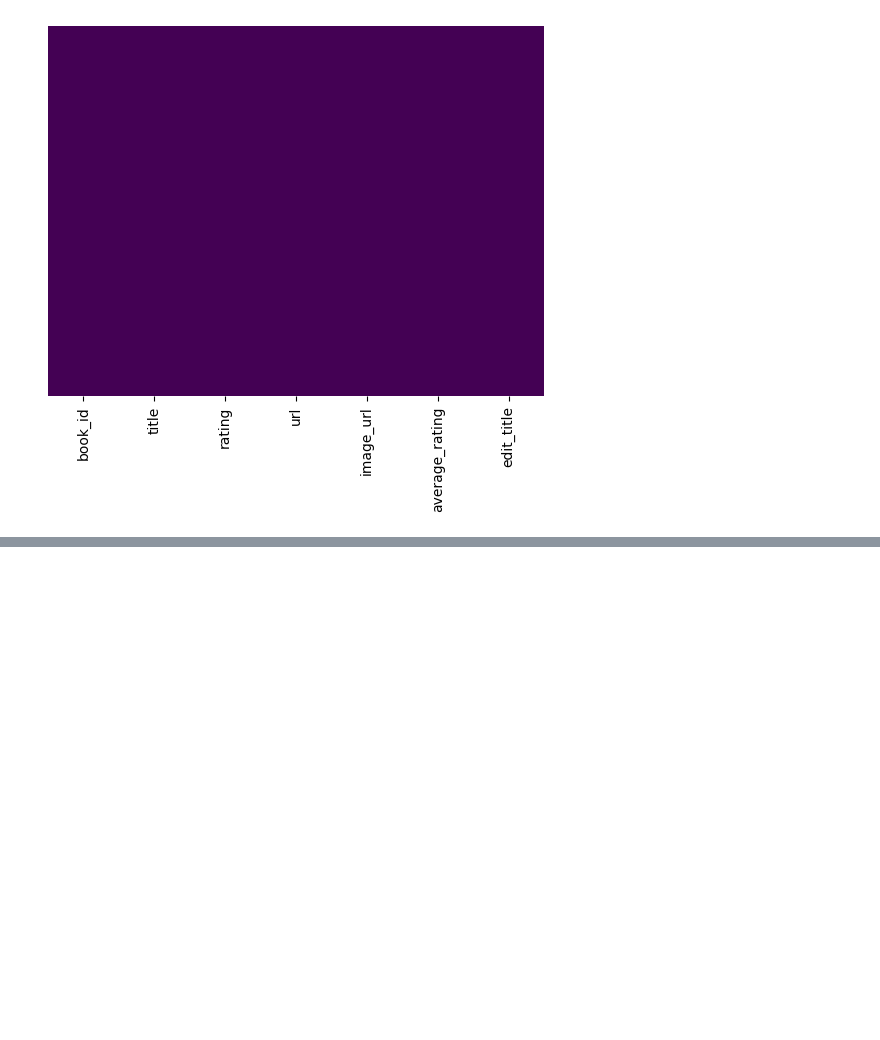
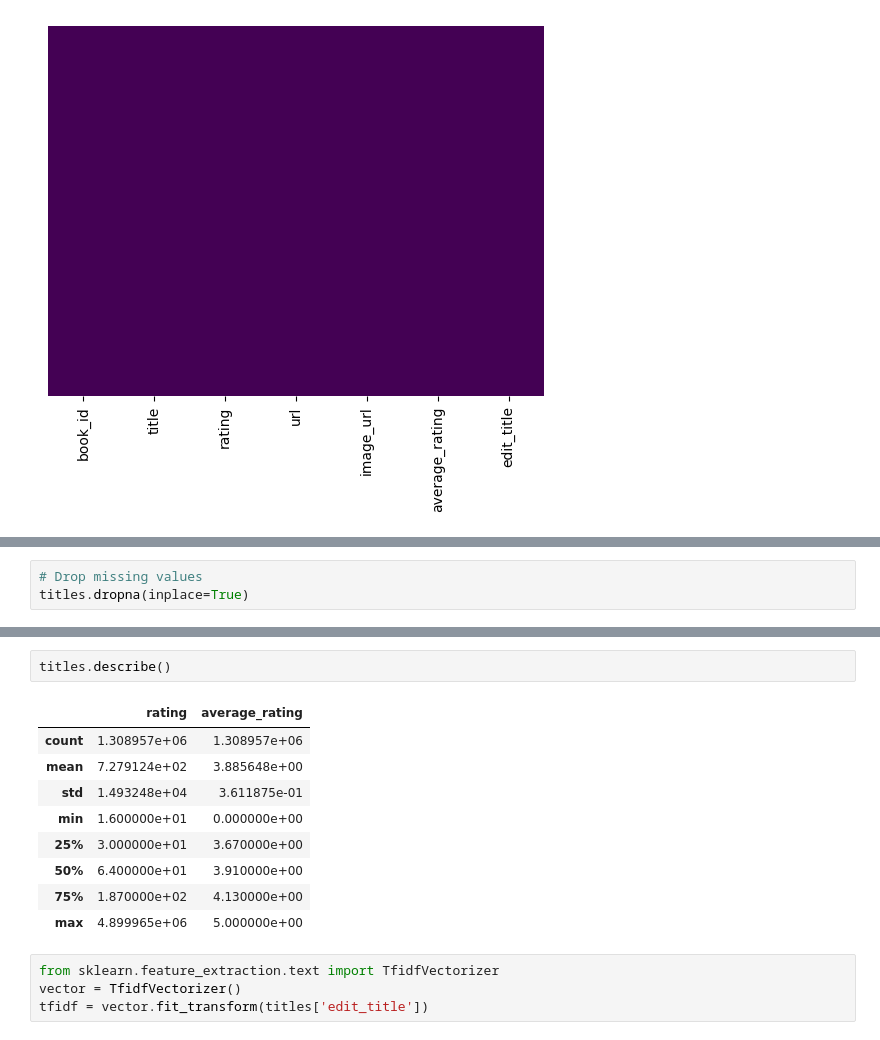
Before and after one commit to azoozaws/book-recommendation, a Jupyter notebook: search_engine.ipynb, the cells around one changed output, grey strips where cells are left out. Saved outputs shown, nothing was run; the diff lists cells and outputs as text; blank space fills up the shorter version.

```diff
--- a/search_engine.ipynb
+++ b/search_engine.ipynb
@@ -131 +137,4 @@ edit_title          0
 dtype: int64
+# %%
+# Drop missing values
+titles.dropna(inplace=True)
@@ -131,0 +152,16 @@ dtype: int64
+# %%
+titles.describe()
+# %% [output]
+|  | rating | average_rating |
+| count | 1.308957e+06 | 1.308957e+06 |
+| mean | 7.279124e+02 | 3.885648e+00 |
+| std | 1.493248e+04 | 3.611875e-01 |
+| min | 1.600000e+01 | 0.000000e+00 |
+| 25% | 3.000000e+01 | 3.670000e+00 |
+| 50% | 6.400000e+01 | 3.910000e+00 |
+| 75% | 1.870000e+02 | 4.130000e+00 |
+| max | 4.899965e+06 | 5.000000e+00 |
+# %%
+from sklearn.feature_extraction.text import TfidfVectorizer
+vector = TfidfVectorizer()
+tfidf = vector.fit_transform(titles['edit_title'])
```
Also changed, not shown: parts of 10 cells of this notebook, 1 other file.
